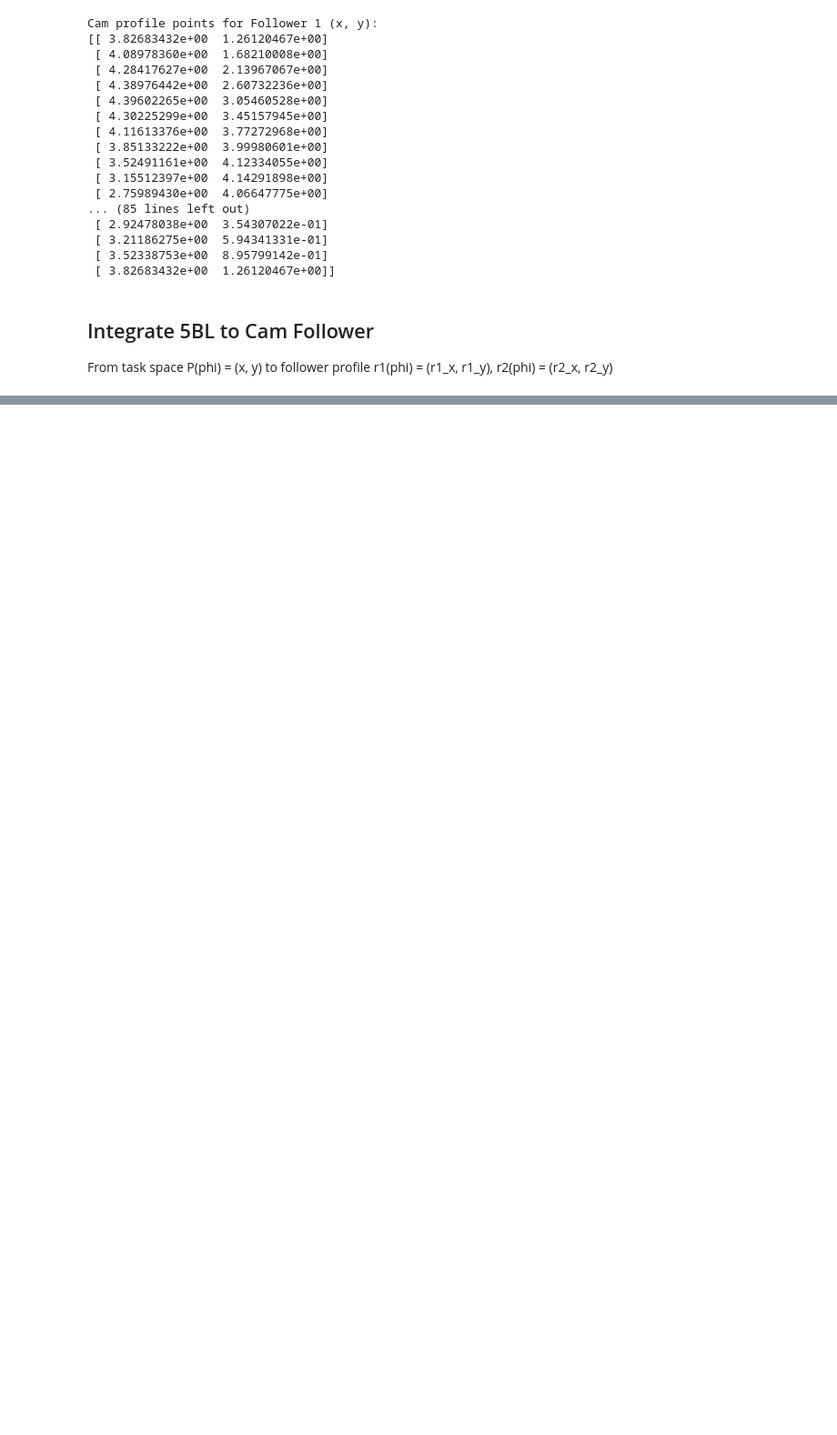
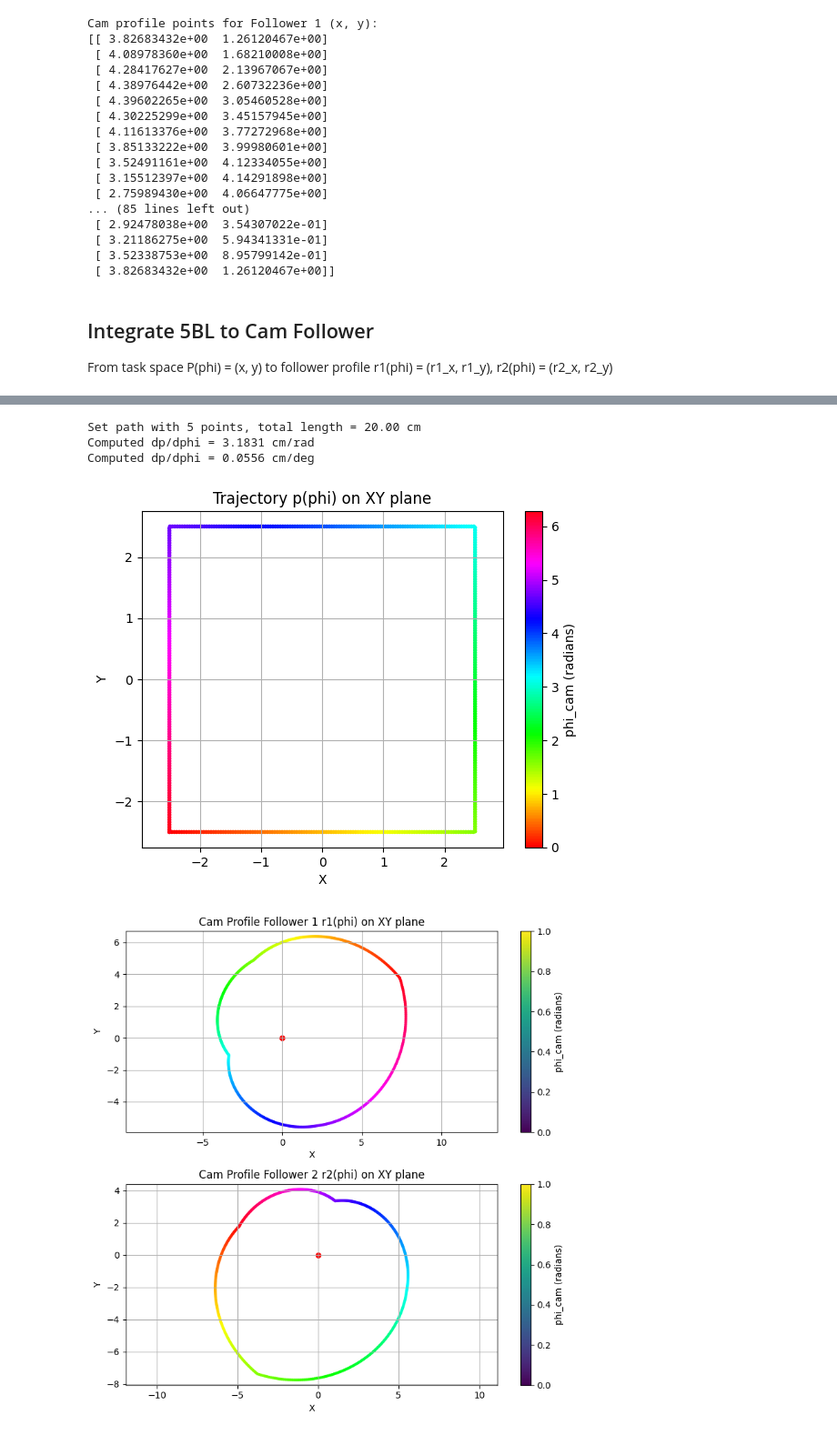
Before and after one commit to lyDevper/Automaton-5BL, a Jupyter notebook: Automaton5BL_Project_local.ipynb, the cells around one changed output, grey strips where cells are left out. Shown at 91% size. Drawn from its saved outputs; the diff is of its cells as text; code cells hidden in the pictures; blank space fills up the shorter version.

Commit message:
Traj, draw cam profile, svg

```diff
--- a/Automaton5BL_Project_local.ipynb
+++ b/Automaton5BL_Project_local.ipynb
@@ -160,7 +163,7 @@ class Cam_Kinema :
 
         return (r_x, r_y)
 
-    def get_f1_from_q1(self, q1, phi_cam=0) -> tuple[float, float]:
+    def get_r1_from_q1(self, q1, phi_cam=0) -> tuple[float, float]:
         ''' Get follower tip position from cam angle q1 '''
         psi1 = q1 - math.pi/2 - self.ang_offset
         return self.invertFollower1(psi1, phi_cam)
@@ -180,10 +183,13 @@ class Cam_Kinema :
 
         return (r_x, r_y)
 
-    def get_f2_from_q2(self, q2, phi_cam=0) -> tuple[float, float]:
+    def get_r2_from_q2(self, q2, phi_cam=0) -> tuple[float, float]:
         ''' Get follower tip position from cam angle q2 '''
         psi2 = math.pi/2 - q2 - self.ang_offset
         return self.invertFollower2(psi2, phi_cam)
+
+# isntantiate
+cam_Kinema = Cam_Kinema()
 # %% [markdown]
 Test the Cam Class
 # %%
@@ -259,0 +399,67 @@ From task space P(phi) = (x, y) to follower profile r1(phi) = (r1_x, r1_y), r2(p
+# %%
+# test path data: square 5*5
+pathData = [Point(-2.5, -2.5),
+            Point(2.5, -2.5),
+            Point(2.5, 2.5),
+            Point(-2.5, 2.5),
+            Point(-2.5, -2.5)]
+
+#taskTrajectory = TaskTrajectory(pathPoints=pathData)
+taskTrajectory.setPathPoints(pathData)
+
+# plot trajectory p(phi) = (x, y) on xy plane
+# the color parametrized by phi_cam angle from 0 to 2pi
+import matplotlib.pyplot as plt
+phi_vals = np.linspace(0, 2 * math.pi, 500)
+p_points = [taskTrajectory.get_p_at_phi(phi) for phi in phi_vals]
+p_x = [p.x for p in p_points]
+p_y = [p.y for p in p_points]
+
+plt.scatter(p_x, p_y, c=phi_vals, cmap='hsv', s=5)
+plt.colorbar(label='phi_cam (radians)')
+plt.grid(True)
+plt.xlabel('X')
+plt.ylabel('Y')
+plt.title('Trajectory p(phi) on XY plane')
+plt.axis('equal')
+plt.show()
+
+## generate cam profile ------------------------------------------
+(cam_profile1, cam_profile2) = automaton.generateCamProfile(taskTrajectory, num_points=501)
+# plot the 2 cam profiles on xy plane
+# the color parametrized by phi_cam angle from 0 to taskTrajectory.phi_end
+phi_vals1 = [data.phi_cam for data in cam_profile1]
+x1_vals = [data.x for data in cam_profile1]
+y1_vals = [data.y for data in cam_profile1]
+phi_vals2 = [data.phi_cam for data in cam_profile2]
+x2_vals = [data.x for data in cam_profile2]
+y2_vals = [data.y for data in cam_profile2]
+
+plt.figure(figsize=(8, 8))
+plt.subplot(2, 1, 1)
+plt.scatter(x1_vals, y1_vals, c=phi_vals1, cmap='hsv', s=5)
+plt.scatter([0], [0], c='red', marker='o', s=30) # cam center
+plt.colorbar(label='phi_cam (radians)')
+plt.grid(True)
+plt.xlabel('X')
+plt.ylabel('Y')
+plt.title('Cam Profile Follower 1 r1(phi) on XY plane')
+plt.axis('equal')
+
+plt.subplot(2, 1, 2)
+plt.scatter(x2_vals, y2_vals, c=phi_vals2, cmap='hsv', s=5)
+plt.scatter([0], [0], c='red', marker='o', s=30) # cam center
+plt.colorbar(label='phi_cam (radians)')
+plt.grid(True)
+plt.xlabel('X')
+plt.ylabel('Y')
+plt.title('Cam Profile Follower 2 r2(phi) on XY plane')
+plt.axis('equal')
+plt.tight_layout()
+plt.show()
+# %% [output]
+Set path with 5 points, total length = 20.00 cm
+Computed dp/dphi = 3.1831 cm/rad
+Computed dp/dphi = 0.0556 cm/deg
+[figure, added]
+[figure, added]
```
Also changed, not shown: parts of 6 cells of this notebook, 2 other files.
